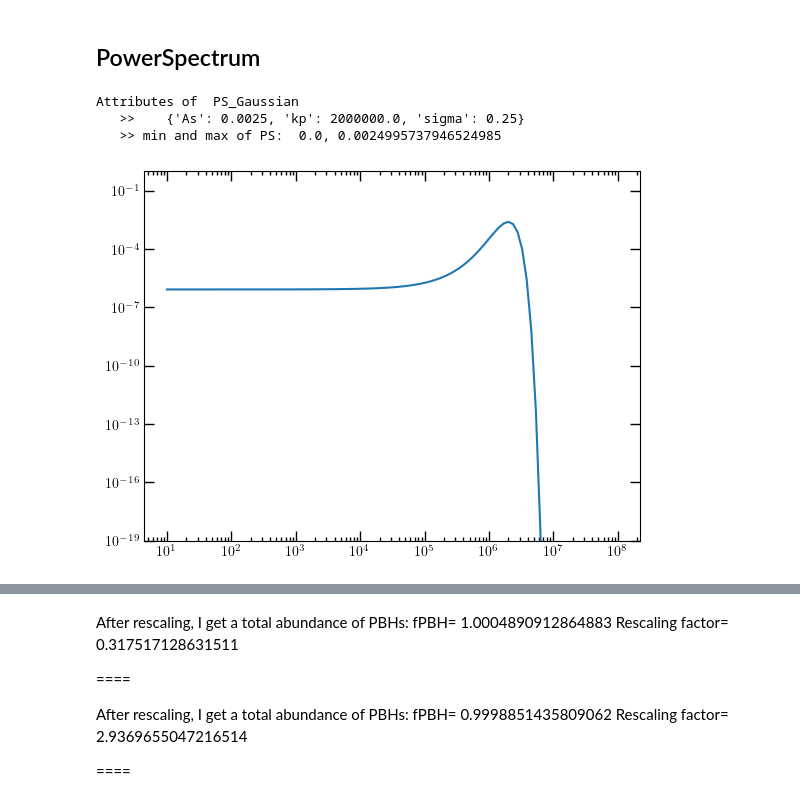
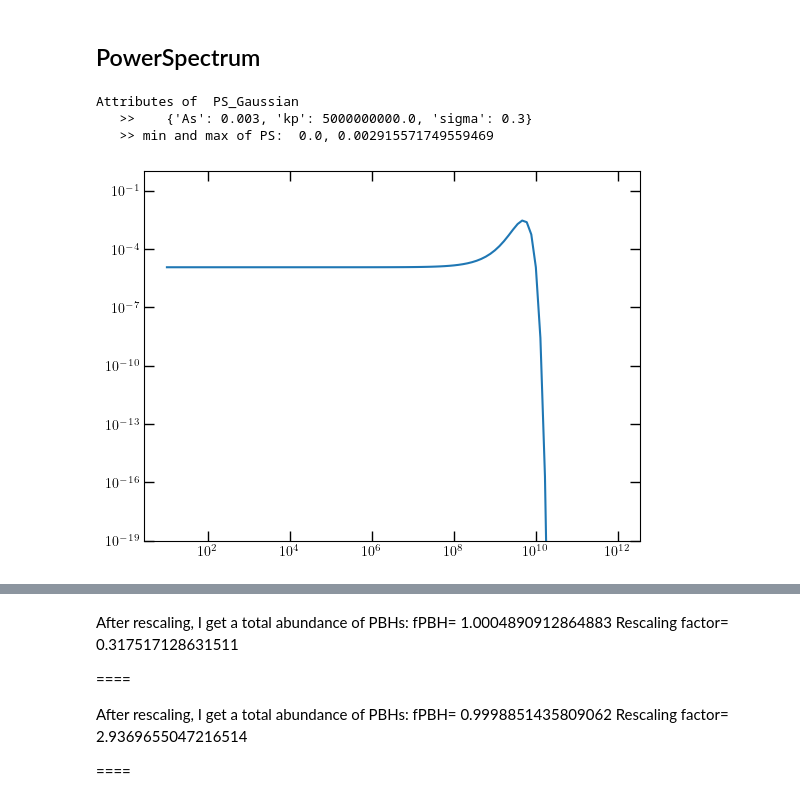
Before and after one commit to cjoana/LISA-PBH-WK, a Jupyter notebook: using_PrimBHoles.ipynb, the cells around one changed output, grey strips where cells are left out. Drawn from its saved outputs; the diff is of its cells as text; code cells hidden in the pictures.

```diff
--- a/using_PrimBHoles.ipynb
+++ b/using_PrimBHoles.ipynb
@@ -75,27 +75,27 @@ mpl.rcParams['legend.edgecolor'] = 'inherit'
 # %%
 from power_spectrum import PowerSpectrum
 
 # Example one model
 myPS = PowerSpectrum.gaussian()
 
 # myPS.As = 0.3
 myPS.print_att()
 
-ks = 10**np.linspace(1.0, 8.0, 100, True)
+ks = 10**np.linspace(1.0, 12.0, 100, True)
 print(f'   >> min and max of PS:  {np.min(myPS.PS(ks))}, {np.max(myPS.PS(ks))} ' )
 
 plt.plot(ks, myPS.PS(ks))
 plt.yscale("log")
 plt.xscale("log")
 plt.ylim(1e-19, 1)
 # plt.savefig(PLOTSPATH + "/example_powerspectra_gaussian.png")
 plt.show()
 # plt.close()
 # %% [output]
 Attributes of  PS_Gaussian
-   >>    {'As': 0.0025, 'kp': 2000000.0, 'sigma': 0.25}
-   >> min and max of PS:  0.0, 0.0024995737946524985
+   >>    {'As': 0.003, 'kp': 5000000000.0, 'sigma': 0.3}
+   >> min and max of PS:  0.0, 0.002915571749559469
-[figure, old version]
+[figure, new version]
 # %%
 ComputeFPBH = True
 
```
Also changed, not shown: parts of 3 cells of this notebook, 10 other files.
